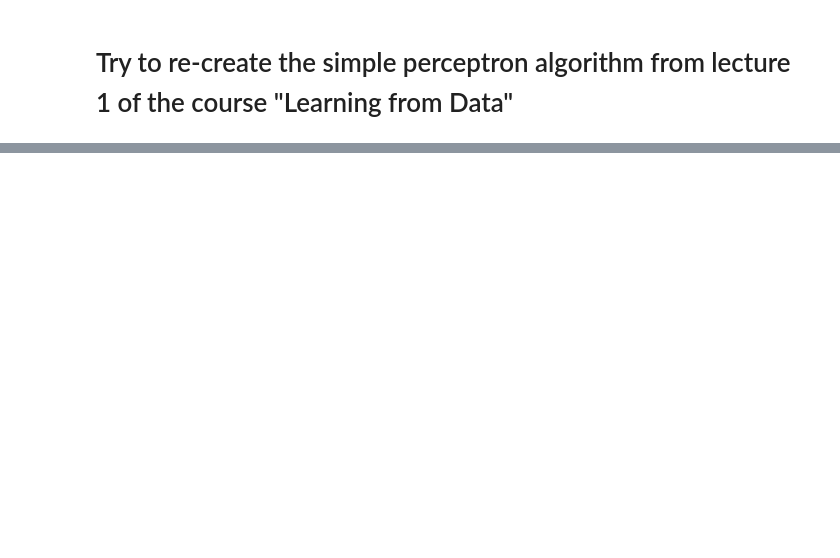
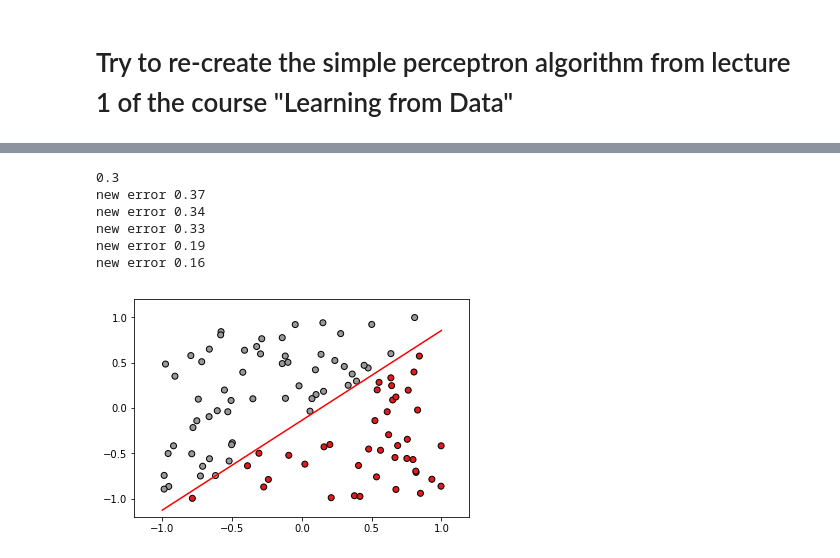
Before and after one commit to heroddaji/SurpriseDeep, a Jupyter notebook: applications/learning_from_data/1_simple_perceptron.ipynb, the cells around one changed output, grey strips where cells are left out. Saved outputs shown, nothing was run; the diff lists cells and outputs as text; code cells hidden in the pictures; blank space fills up the shorter version.

```diff
--- a/applications/learning_from_data/1_simple_perceptron.ipynb
+++ b/applications/learning_from_data/1_simple_perceptron.ipynb
@@ -8 +29,8 @@ from numpy import random
+# %%
+def cal_error(predict, actual):
+    count = 0
+    for i in range(len(predict)):
+        if predict[i] != actual[i]:
+            count += 1
+    return count/len(predict)
 # %%
@@ -30,0 +57,31 @@ ValueError: a must be 1-dimensional
+# %%
+w = np.array([0,0]) #init weight to 0, w is also the first poly
+init_y = caly(inputs, np.poly1d(w))
+lowest_error = cal_error(init_y, outputs)
+print(init_error)
+#iterate thought the missclasified point and adjust the weight by this formular w <- w + y*x (y is the sign)
+for e in range(500):
+    for index, p in enumerate(predict_y):
+        if p != outputs[index]:
+#             updated_value = -outputs[index]*inputs[index]
+            updated_value = np.random.choice([1,-1]) * inputs[index]
+            new_w = w + updated_value
+            new_w = new_w / np.linalg.norm(new_w)
+            pred_y = caly(inputs, np.poly1d(new_w))
+            error = cal_error(pred_y, outputs)
+            if error < lowest_error:
+                w = new_w
+                lowest_error = error
+                print('new error', error)
+    predict_y = caly(inputs, np.poly1d(w))
+# %% [output]
+0.3
+new error 0.37
+new error 0.34
+new error 0.33
+new error 0.19
+new error 0.16
+# %%
+drawplot(inputs,caly(inputs, np.poly1d(w)), np.poly1d(w))
+# %% [output]
+[figure, added]
```
Also changed, not shown: parts of 8 cells of this notebook.
